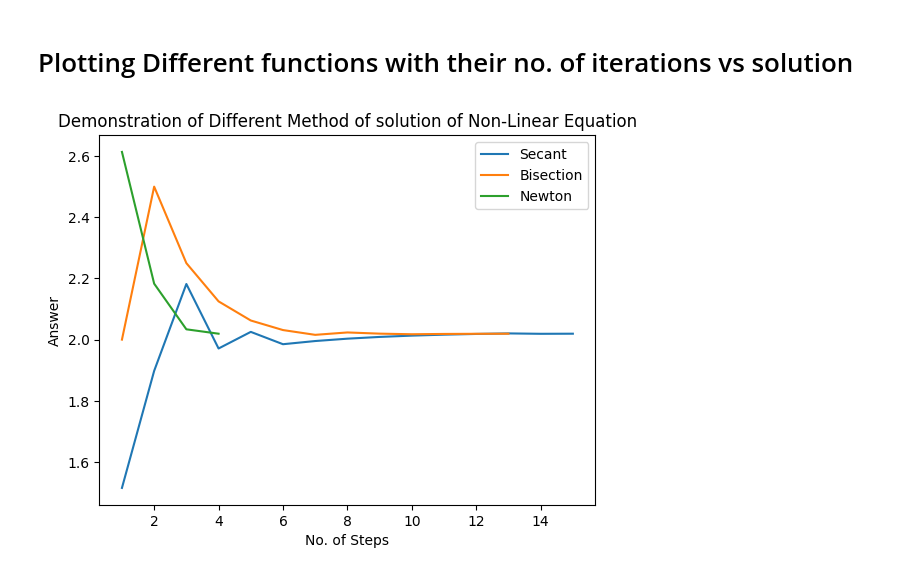
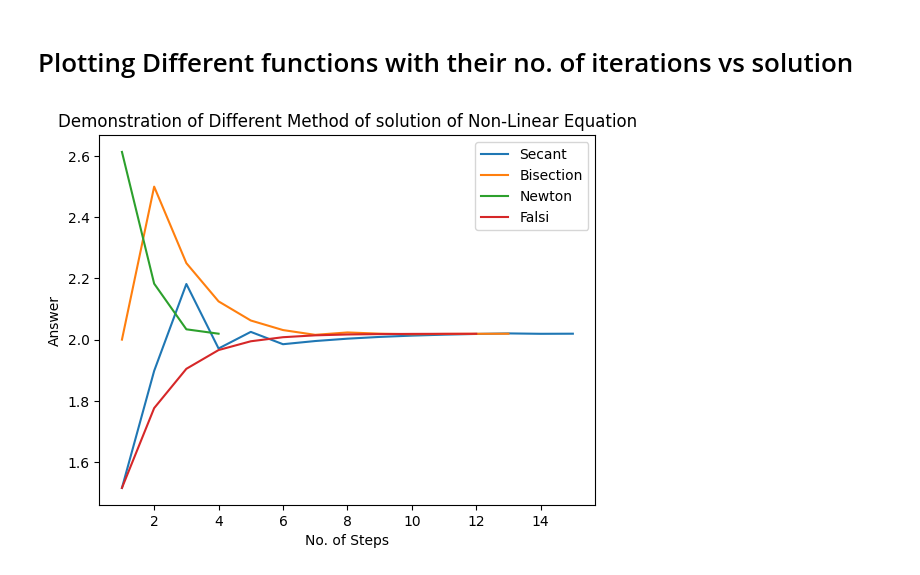
Before and after one commit to sudipnext/nextonPy, a Jupyter notebook: Numerical_Methods/Solution_of_NonLinear/plotting.ipynb, the cells around one changed output. Cells and saved outputs as stored; diff of their text form; code cells hidden in the pictures.

Commit message:
regula falsi added

```diff
--- a/Numerical_Methods/Solution_of_NonLinear/plotting.ipynb
+++ b/Numerical_Methods/Solution_of_NonLinear/plotting.ipynb
@@ -16,6 +16,7 @@ def derfun(x):
 newton=[]
 bisection=[]
 secant=[]
+falsi =[]
 # %% [markdown]
 # Bisection Method
 # %%
@@ -128,17 +168,18 @@ root is xn %0.8f 2.0193337902803306
 # %%
 #straight numbers
 def rangeOfFun(x):
     steps=[]
     for i in range(len(x)):
         steps.append(i+1)
     return steps
 plt.title("Demonstration of Different Method of solution of Non-Linear Equation")
 plt.xlabel("No. of Steps")
 plt.ylabel("Answer")
 plt.plot(rangeOfFun(secant), secant, label="Secant")
 plt.plot(rangeOfFun(bisection), bisection, label="Bisection")
 plt.plot(rangeOfFun(newton), newton, label="Newton")
+plt.plot(rangeOfFun(falsi), falsi, label="Falsi")
 plt.legend()
 plt.show()
 # %% [output]
-[figure, old version]
+[figure, new version]
```
Also changed, not shown: parts of 1 cell of this notebook, 3 other files.
